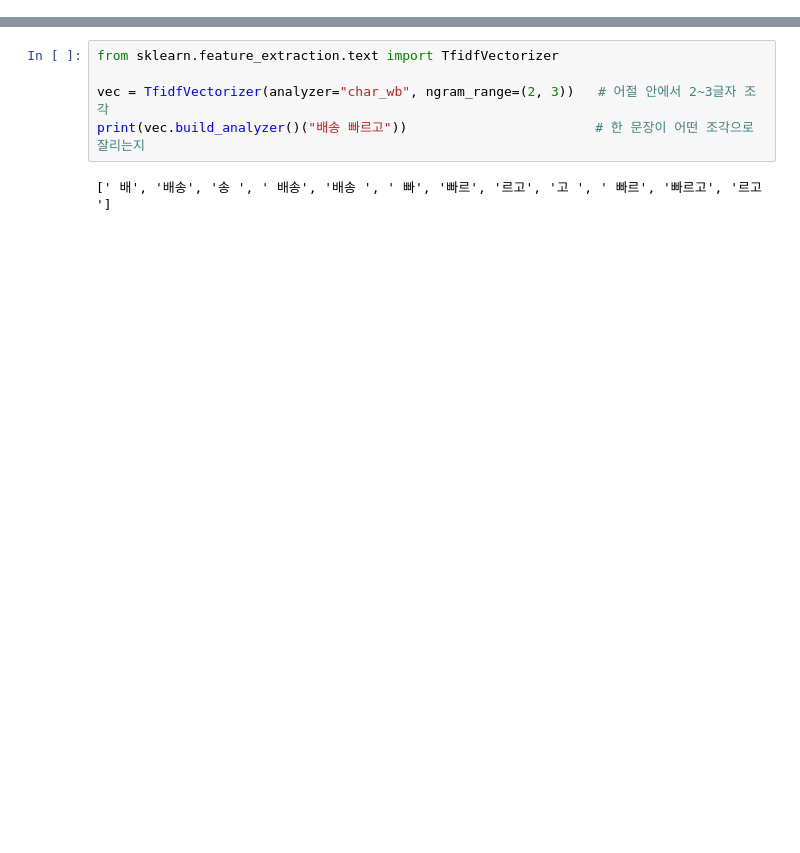
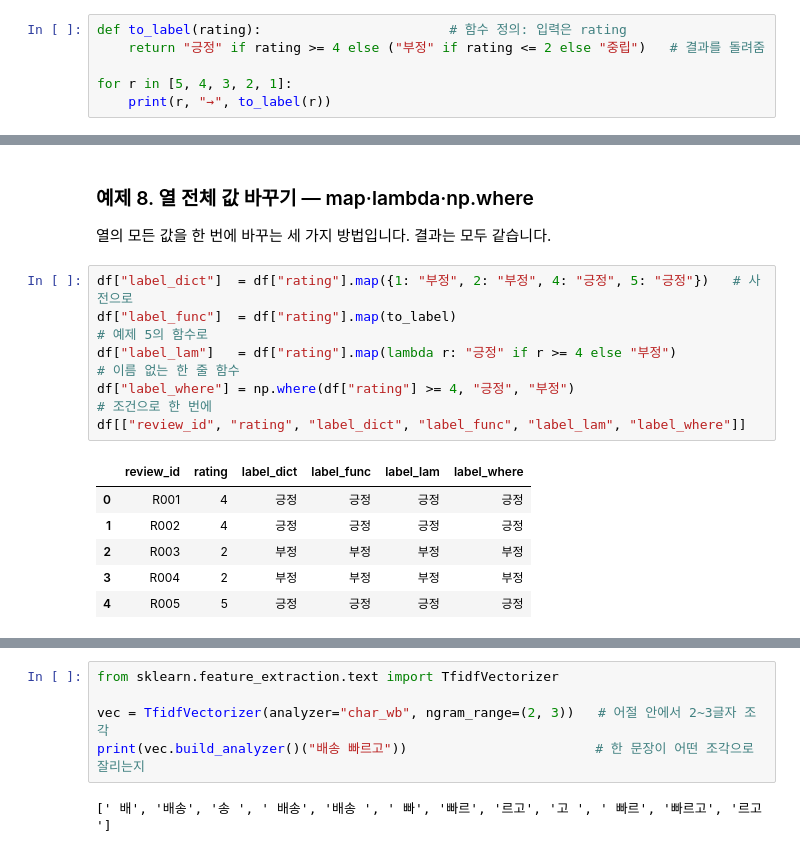
Before and after one commit to itlects/2026-2_ai-data, a Jupyter notebook: Week06/colab/Week06_이론예제_파이썬문법.ipynb, the cells around one changed output, grey strips where cells are left out. Drawn from its saved outputs; the diff is of its cells as text; blank space fills up the shorter version.

```diff
--- a/Week06/colab/Week06_이론예제_파이썬문법.ipynb
+++ b/Week06/colab/Week06_이론예제_파이썬문법.ipynb
@@ -418,0 +141,6 @@ c 099ccb74836f4ea973ba3b1e26034386
+# %%
+def to_label(rating):                        # 함수 정의: 입력은 rating
+    return "긍정" if rating >= 4 else ("부정" if rating <= 2 else "중립")   # 결과를 돌려줌
+
+for r in [5, 4, 3, 2, 1]:
+    print(r, "→", to_label(r))
@@ -418,0 +229,16 @@ c 099ccb74836f4ea973ba3b1e26034386
+# %% [markdown]
+### 예제 8. 열 전체 값 바꾸기 — map·lambda·np.where
+열의 모든 값을 한 번에 바꾸는 세 가지 방법입니다. 결과는 모두 같습니다.
+# %%
+df["label_dict"]  = df["rating"].map({1: "부정", 2: "부정", 4: "긍정", 5: "긍정"})   # 사전으로
+df["label_func"]  = df["rating"].map(to_label)                                         # 예제 5의 함수로
+df["label_lam"]   = df["rating"].map(lambda r: "긍정" if r >= 4 else "부정")           # 이름 없는 한 줄 함수
+df["label_where"] = np.where(df["rating"] >= 4, "긍정", "부정")                        # 조건으로 한 번에
+df[["review_id", "rating", "label_dict", "label_func", "label_lam", "label_where"]]
+# %% [output]
+|  | review_id | rating | label_dict | label_func | label_lam | label_where |
+| 0 | R001 | 4 | 긍정 | 긍정 | 긍정 | 긍정 |
+| 1 | R002 | 4 | 긍정 | 긍정 | 긍정 | 긍정 |
+| 2 | R003 | 2 | 부정 | 부정 | 부정 | 부정 |
+| 3 | R004 | 2 | 부정 | 부정 | 부정 | 부정 |
+| 4 | R005 | 5 | 긍정 | 긍정 | 긍정 | 긍정 |
```
Also changed, not shown: parts of 127 cells of this notebook, 3 other files.
